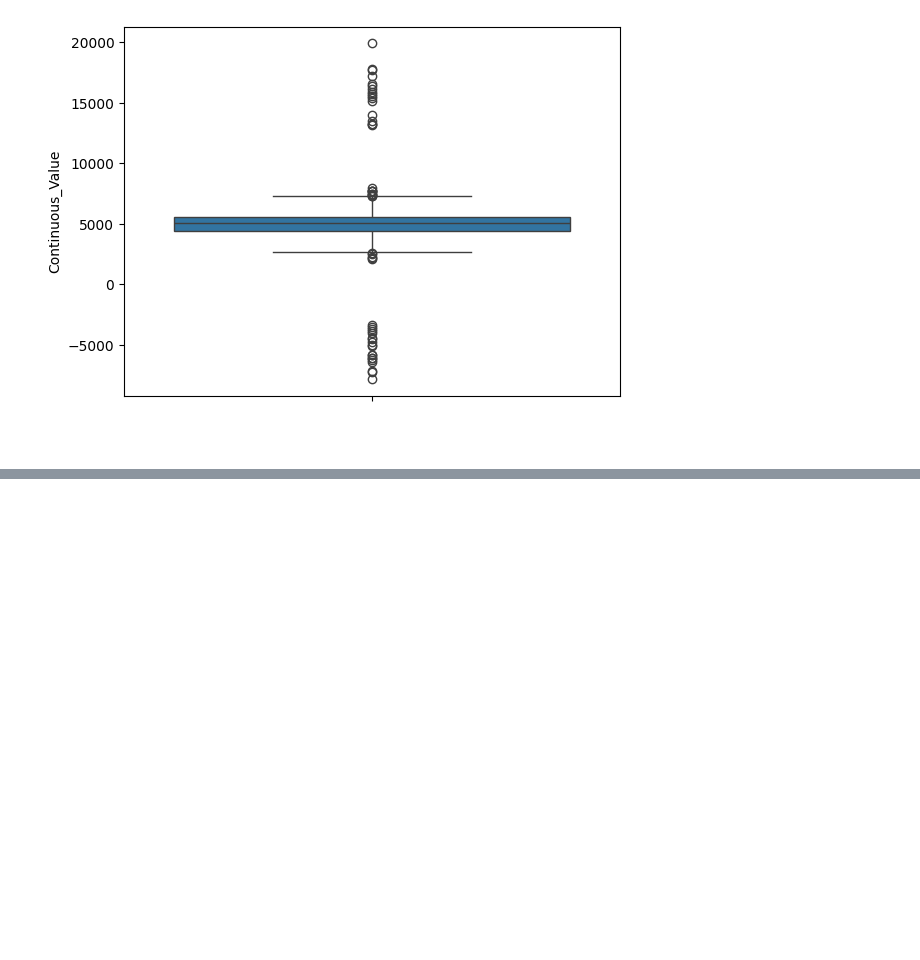
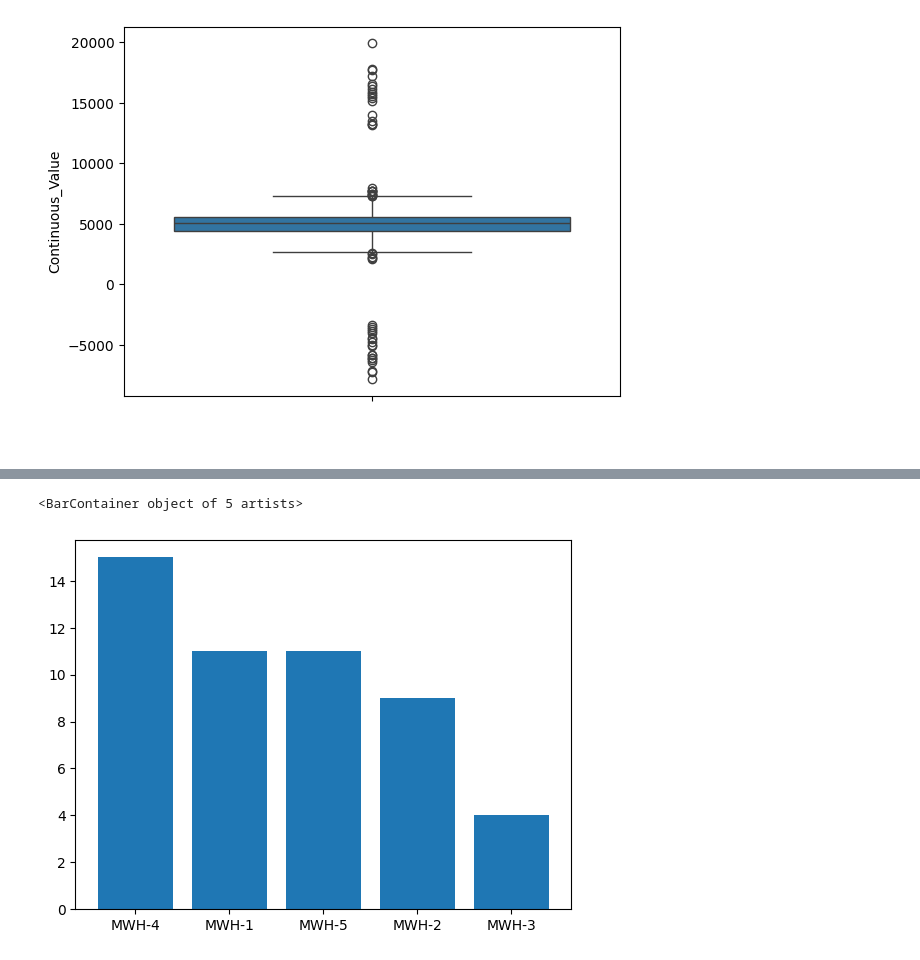
Before and after one commit to devdatta1429/BDA_Assignments, a Jupyter notebook: Stats/Day_7_stats_25_05.ipynb, the cells around one changed output, grey strips where cells are left out. Cells and saved outputs as stored; diff of their text form; code cells hidden in the pictures; blank space fills up the shorter version.

```diff
--- a/Stats/Day_7_stats_25_05.ipynb
+++ b/Stats/Day_7_stats_25_05.ipynb
@@ -549,0 +597,6 @@ from pylab import plot, show, title, xlabel ,ylabel
+# %%
+df1 = df.Location.value_counts()
+plt.bar(df1.index, df1)
+# %% [output]
+<BarContainer object of 5 artists>
+[figure, added]
```
Also changed, not shown: parts of 17 cells of this notebook.
